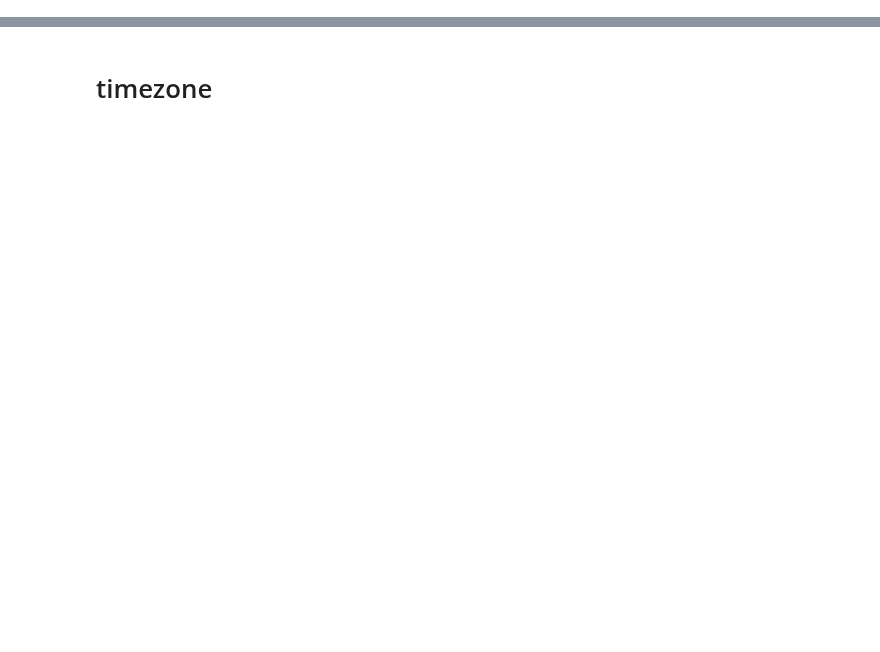
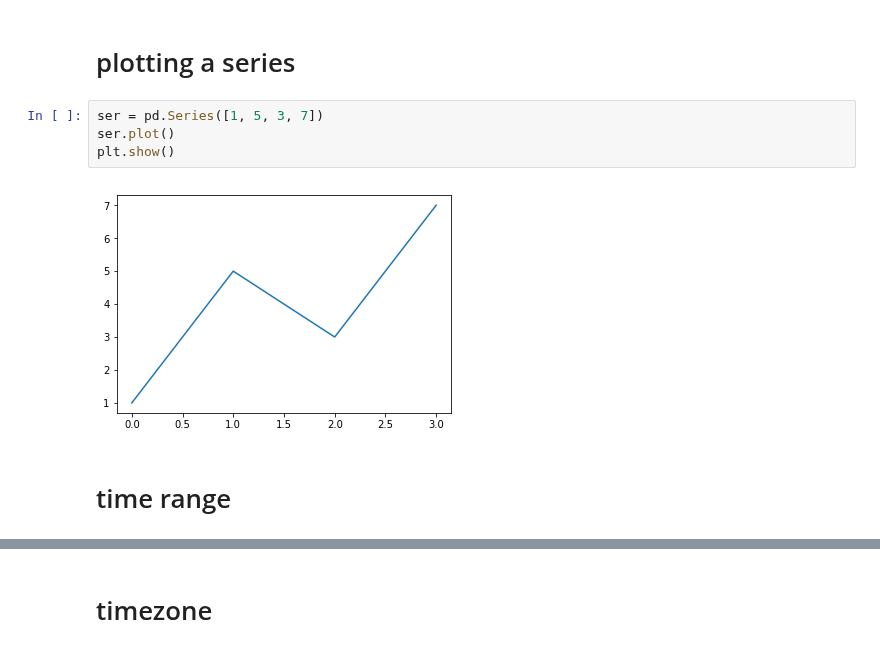
Before and after one commit to srqway/python, a Jupyter notebook: pandas-python/notebook/basic.ipynb, the cells around one changed output, grey strips where cells are left out. Drawn from its saved outputs; the diff is of its cells as text; blank space fills up the shorter version.

```diff
--- a/pandas-python/notebook/basic.ipynb
+++ b/pandas-python/notebook/basic.ipynb
@@ -176,0 +92,10 @@ Timestamp('2000-12-31 00:00:00')
+# %% [markdown]
+# plotting a series
+# %%
+ser = pd.Series([1, 5, 3, 7])
+ser.plot()
+plt.show()
+# %% [output]
+[figure, added]
+# %% [markdown]
+# time range
```
Also changed, not shown: parts of 93 cells of this notebook, 1 other file.
